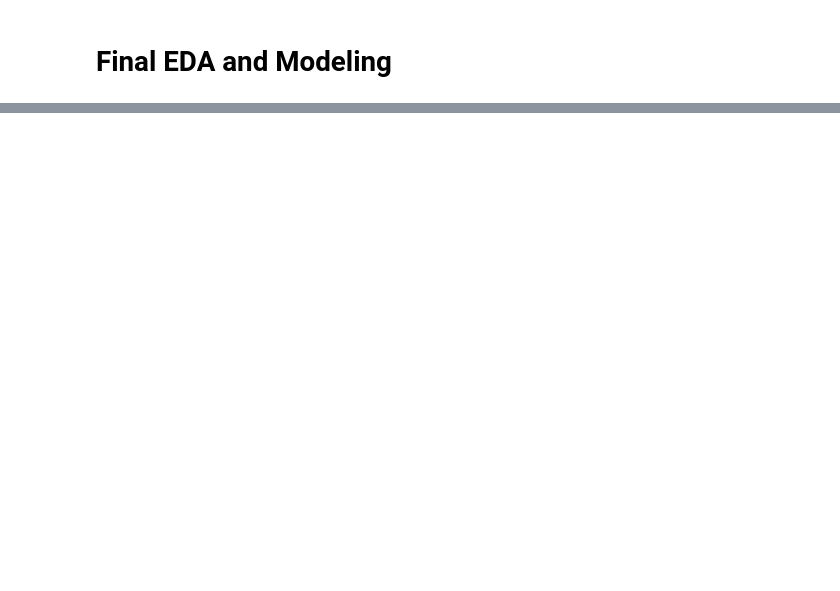
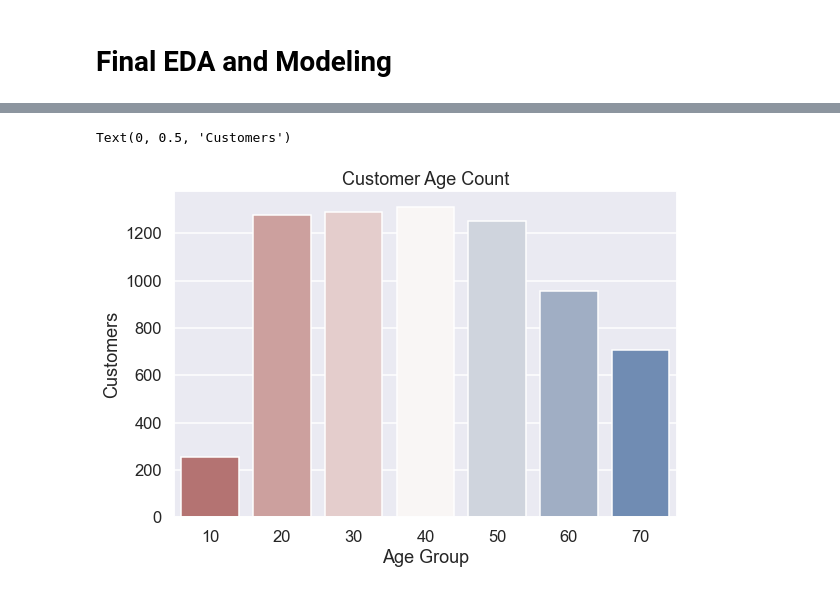
Before and after one commit to carlosiruiz/Customer_Churn_Prediction, a Jupyter notebook: Main Notebook.ipynb, the cells around one changed output, grey strips where cells are left out. Cells and saved outputs as stored; diff of their text form; code cells hidden in the pictures; blank space fills up the shorter version.

```diff
--- a/Main Notebook.ipynb
+++ b/Main Notebook.ipynb
@@ -49,0 +88,11 @@ customer_df.drop(["lat_long","customerid","churn_label","count","countr","state"
+# %%
+#Plotting each customer age group to get an idea of how many customers there are in each group.
+a=pd.melt(customer_df[["age","latitude"]].groupby("age").count().T)
+fig, ax = plt.subplots(figsize=(9,6))
+ax=sns.barplot(a.age,a.value,palette="vlag_r")
+ax.set_title("Customer Age Count")
+ax.set_xlabel("Age Group")
+ax.set_ylabel("Customers")
+# %% [output]
+Text(0, 0.5, 'Customers')
+[figure, added]
```
Also changed, not shown: parts of 40 cells of this notebook, 5 other files.
